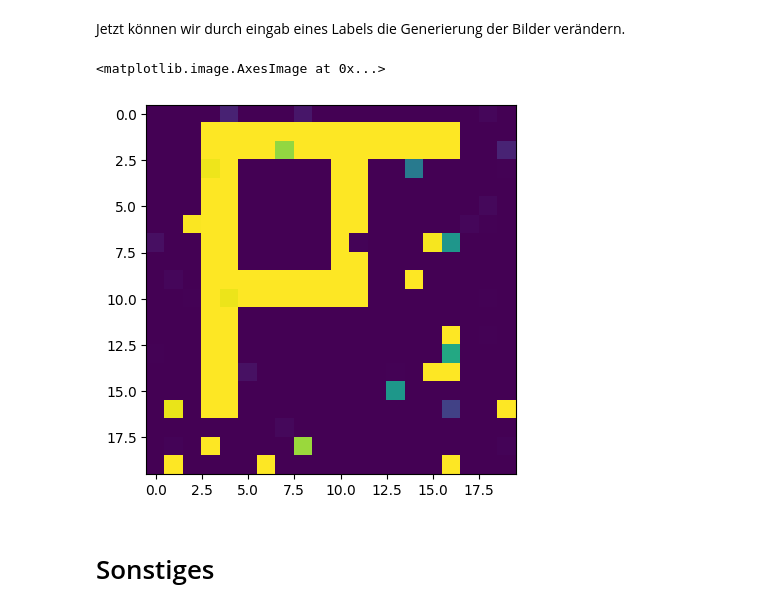
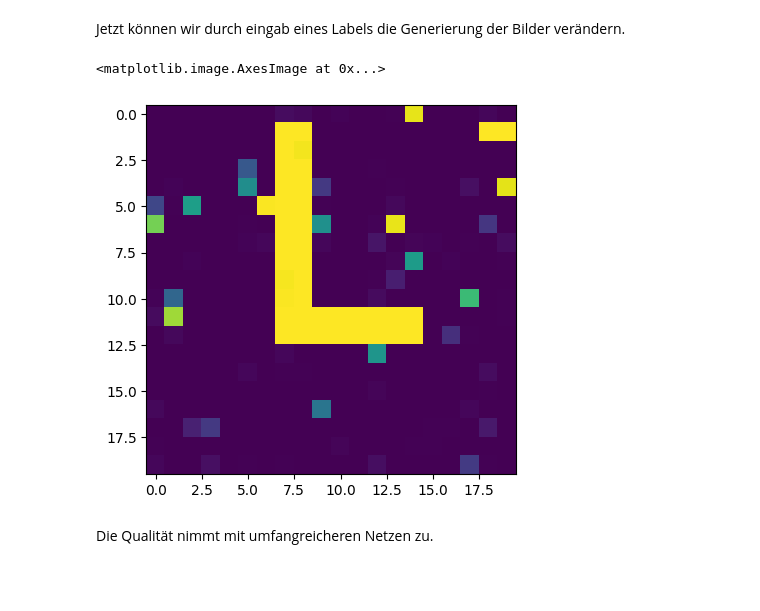
Before and after one commit to as8345s/GenAI_LangChain_Content, a Jupyter notebook: GAN/1_Introduce-GAN-ANN.ipynb, the cells around one changed output. Cells and saved outputs as stored; diff of their text form; code cells hidden in the pictures; blank space fills up the shorter version.

```diff
--- a/GAN/1_Introduce-GAN-ANN.ipynb
+++ b/GAN/1_Introduce-GAN-ANN.ipynb
@@ -707,10 +707,10 @@ Epoche: 1400/1400 GAN loss: 1.0849944353103638
 Jetzt können wir durch eingab eines Labels die Generierung der Bilder verändern.
 # %%
 noise = np.random.normal(0, 1, (1, 100))
-img   = generator([noise, np.array([0])])
+img   = generator([noise, np.array([1])])
 plt.imshow(img[0])
 # %% [output]
 <matplotlib.image.AxesImage at 0x...>
-[figure, old version]
+[figure, new version]
-# %% [markdown]
-<h1>Sonstiges</h1>
+# %% [markdown]
+Die Qualität nimmt mit umfangreicheren Netzen zu.
```
Also changed, not shown: parts of 18 cells of this notebook, 1 other file.
